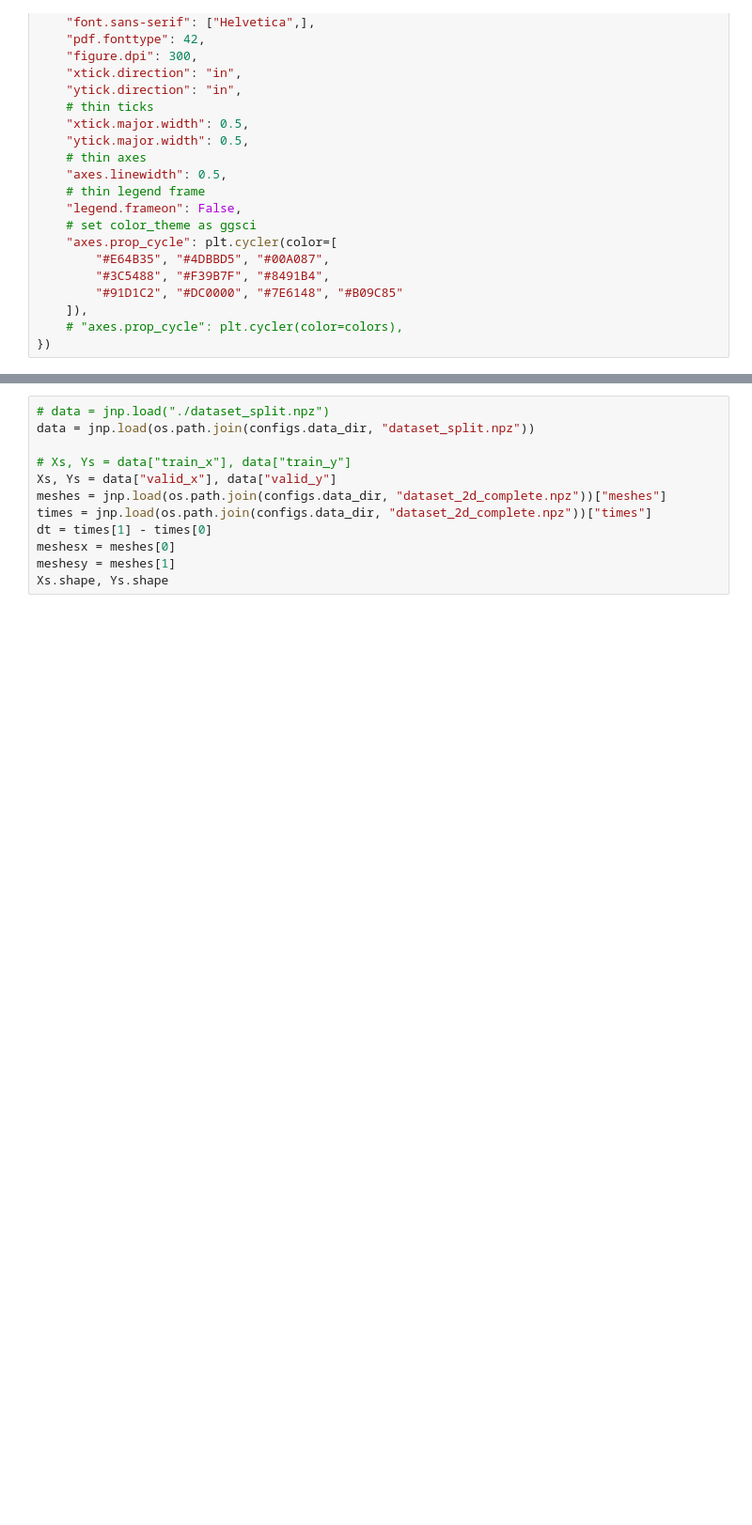
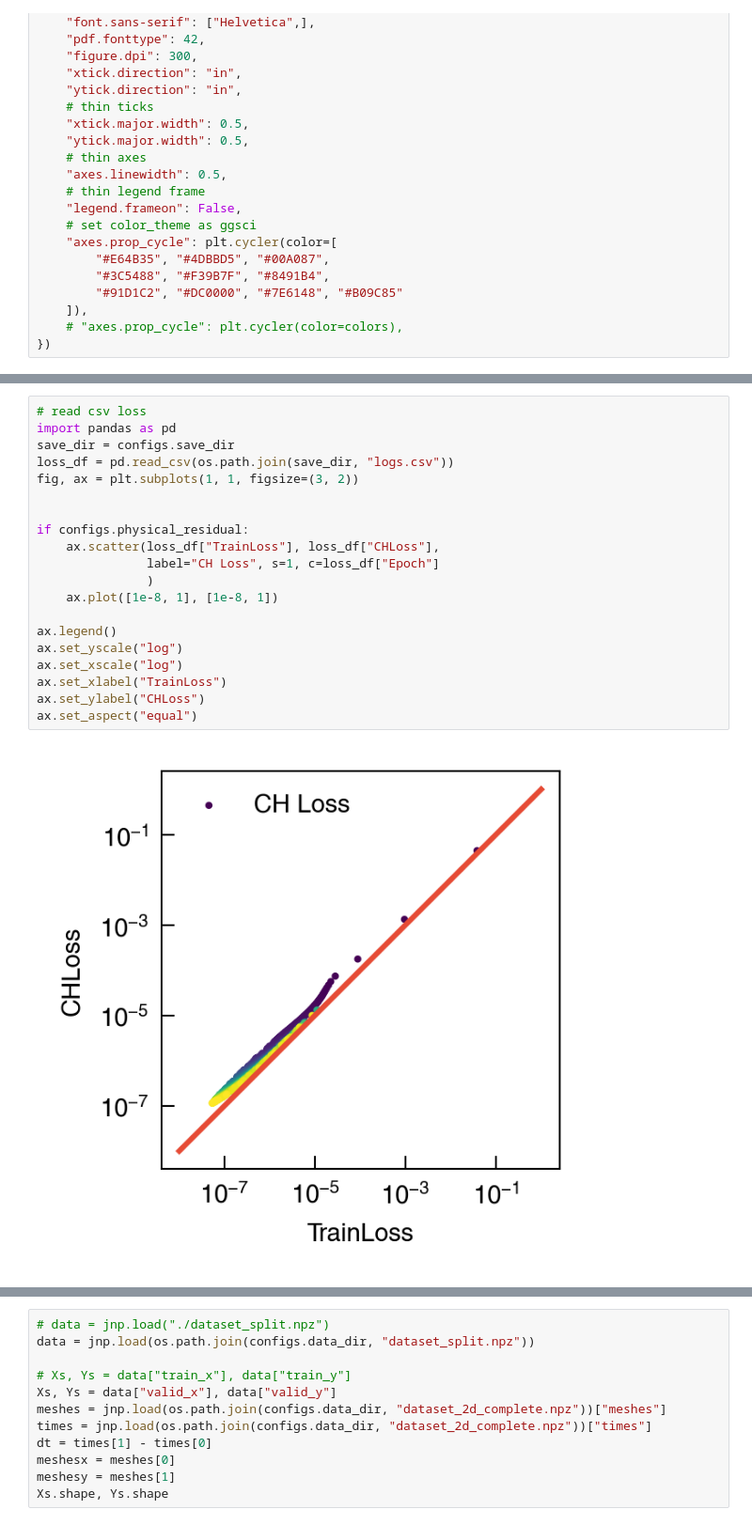
Before and after one commit to NanxiiChen/PF-PINO, a Jupyter notebook: spinodal_decomp/eval.ipynb, the cells around one changed output, grey strips where cells are left out. Shown at 94% size. Drawn from its saved outputs; the diff is of its cells as text; blank space fills up the shorter version.

```diff
--- a/spinodal_decomp/eval.ipynb
+++ b/spinodal_decomp/eval.ipynb
@@ -74,3 +74,25 @@ Text(0, 0.5, 'Loss')
+# %%
+# read csv loss
+import pandas as pd
+save_dir = configs.save_dir
+loss_df = pd.read_csv(os.path.join(save_dir, "logs.csv"))
+fig, ax = plt.subplots(1, 1, figsize=(3, 2))
+
+
+if configs.physical_residual:
+    ax.scatter(loss_df["TrainLoss"], loss_df["CHLoss"],
+               label="CH Loss", s=1, c=loss_df["Epoch"]
+               )
+    ax.plot([1e-8, 1], [1e-8, 1])
+
+ax.legend()
+ax.set_yscale("log")
+ax.set_xscale("log")
+ax.set_xlabel("TrainLoss")
+ax.set_ylabel("CHLoss")
+ax.set_aspect("equal")
+# %% [output]
+[figure, added]
 # %%
 test_mse_df = pd.read_csv(os.path.join(save_dir, "test_logs.csv"))
 fig, ax = plt.subplots(1, 1, figsize=(3, 2))
```
Also changed, not shown: parts of 9 cells of this notebook, 3 other files.
